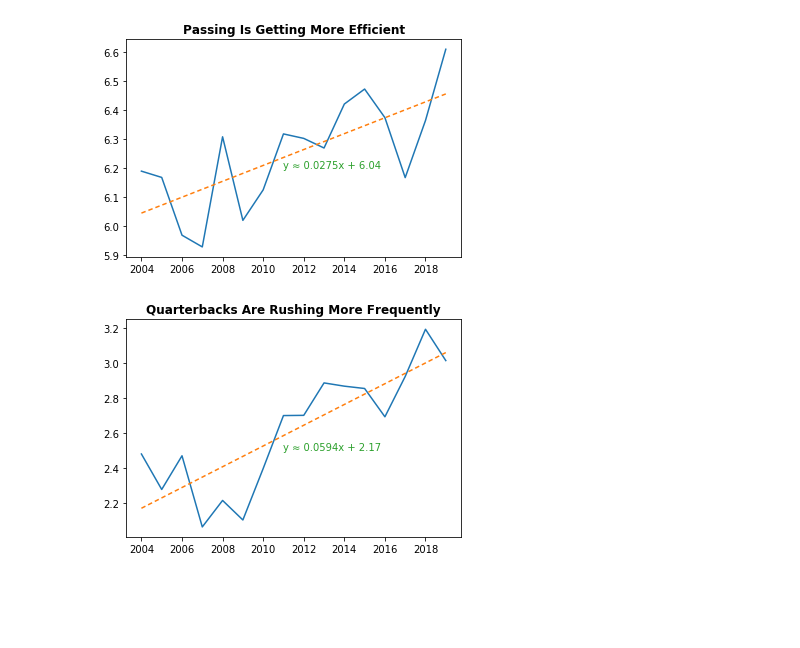
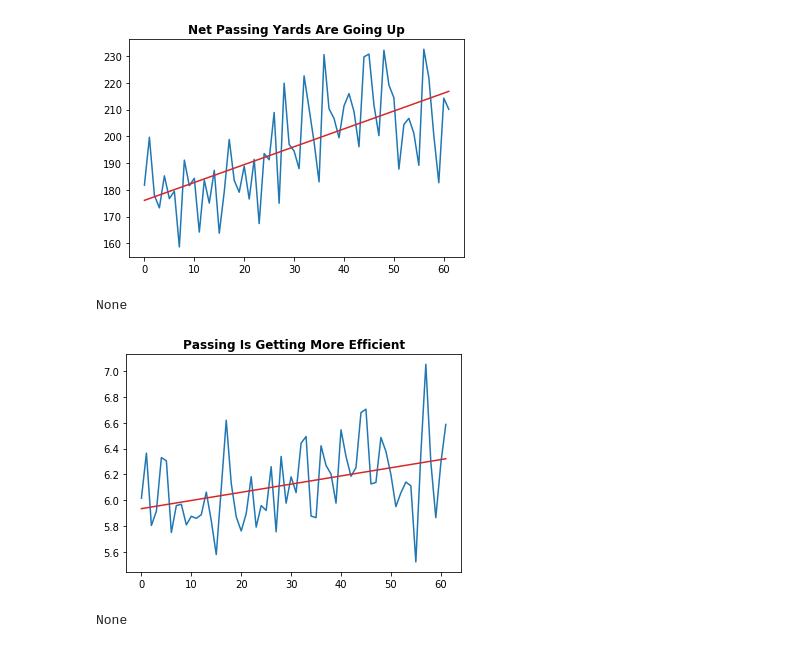
Before and after one commit to cshields143/qbcf, a Jupyter notebook: data-futzing/change-over-year.ipynb, the cells around one changed output. Drawn from its saved outputs; the diff is of its cells as text; code cells hidden in the pictures; blank space fills up the shorter version.

```diff
--- a/data-futzing/change-over-year.ipynb
+++ b/data-futzing/change-over-year.ipynb
@@ -73,8 +103,10 @@ chart_yearly_change(df, 'attempts', 'More Passes Are Being Thrown', 8, 30.25)
+# %%
+plot_change(df_passavg.index, df_passavg['ny'], 'Net Passing Yards Are Going Up')
+# %% [output]
+[figure, added]
+None
 # %%
-chart_yearly_change(df, 'ny/a', 'Passing Is Getting More Efficient', 7, 6.2)
+plot_change(df_passavg.index, df_passavg['ny/a'], 'Passing Is Getting More Efficient')
 # %% [output]
-[figure, old version]
+[figure, new version]
+None
-# %%
-chart_yearly_change(df, 'carries', 'Quarterbacks Are Rushing More Frequently', 7, 2.5)
-# %% [output]
-[figure, removed]
```
Also changed, not shown: parts of 24 cells of this notebook, 14 other files.
